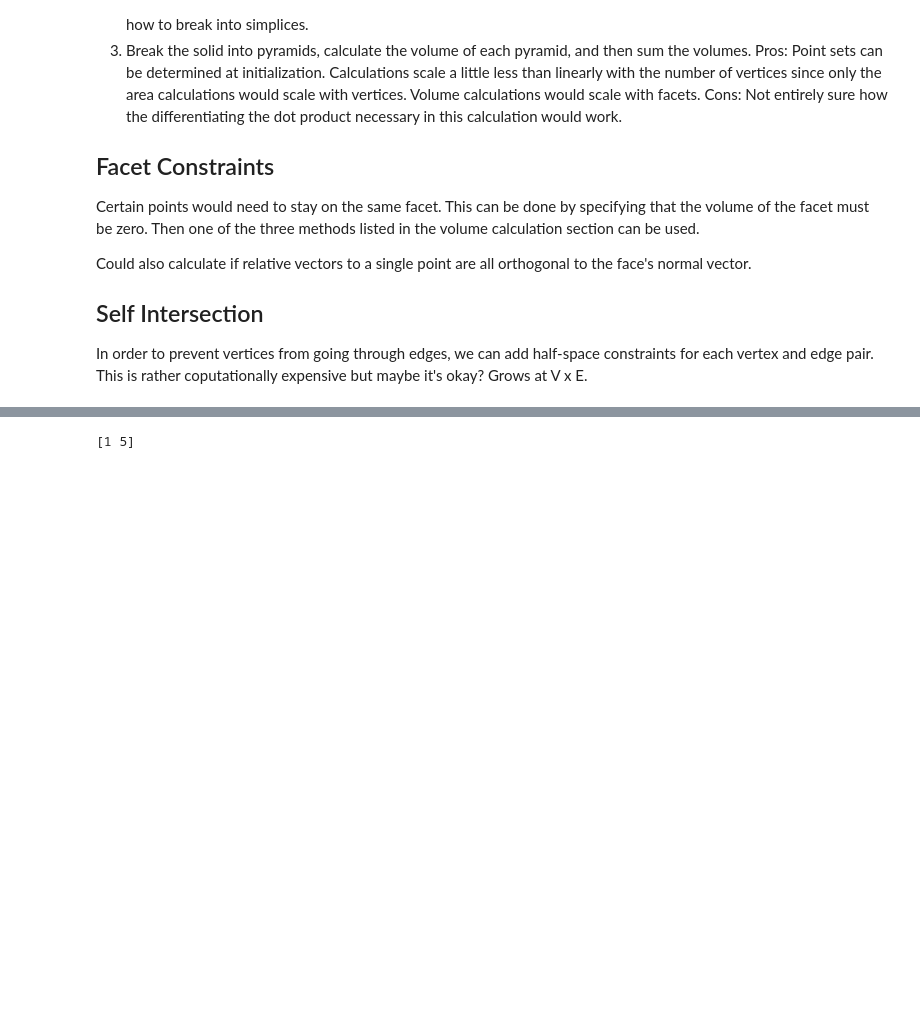
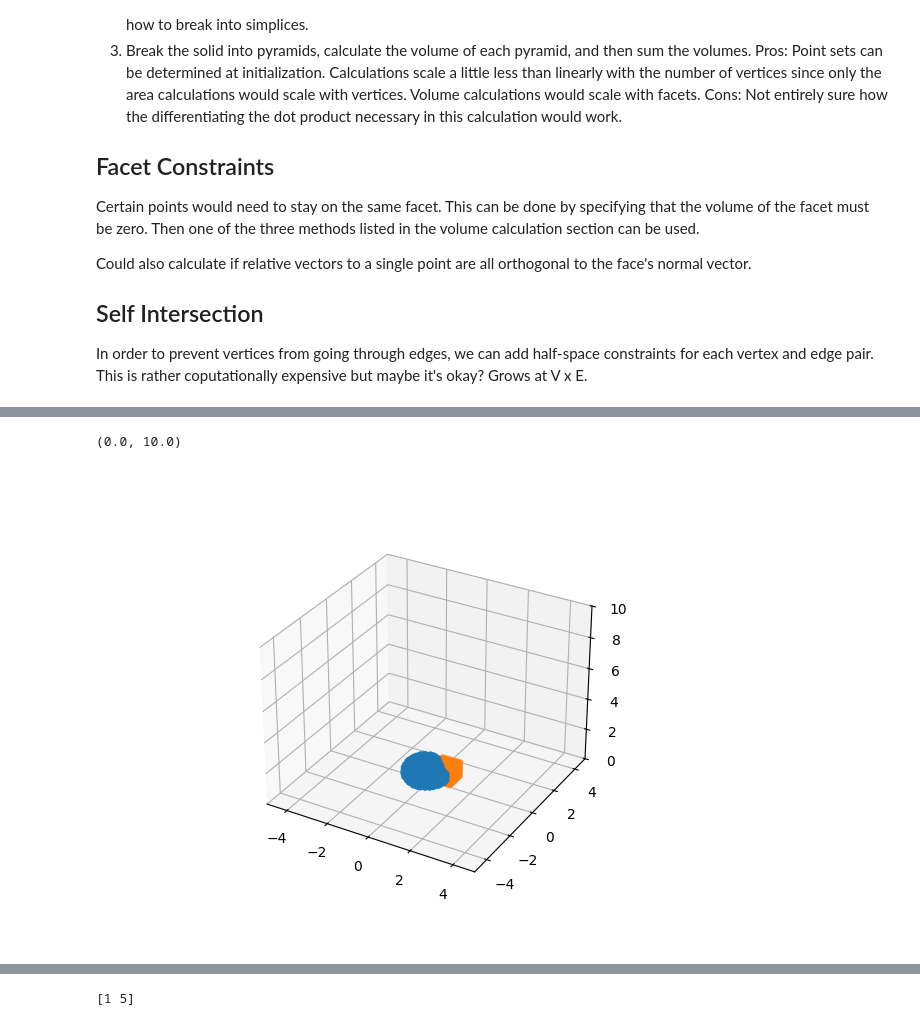
Before and after one commit to aechoi/muscular_hydrostat, a Jupyter notebook: src/isochoric.ipynb, the cells around one changed output, grey strips where cells are left out. Cells and saved outputs as stored; diff of their text form; code cells hidden in the pictures; blank space fills up the shorter version.

```diff
--- a/src/isochoric.ipynb
+++ b/src/isochoric.ipynb
@@ -373,6 +397,7 @@ SystemExit:
 import environment
 import obstacle
 import polytopes
+import numpy as np
 import importlib
 
 importlib.reload(environment)
@@ -384,7 +409,7 @@ obst = obstacle.ConvexObstacle3D(
     faces = polytopes.Cube.faces
 )
 
-env = environment.Environment3D([], np.array([[0, 0, 5, 1]]))
-obst_mask = obst.calc_many_intersections(env.grid.reshape(-1, 3)).reshape(100, 100, 100)
-print(np.max(obst_mask +0))
+env = environment.Environment3D([obst], np.array([[-.1, -.1, 0.5, 1]]))
+# obst_mask = obst.calc_many_intersections(env.grid.reshape(-1, 3)).reshape(100, 100, 100)
+# print(np.max(obst_mask +0))
 # %% [output]
@@ -392,3 +428,20 @@ print(np.max(obst_mask +0))
+# %%
+%matplotlib widget
+import matplotlib.pyplot as plt
+
+fig = plt.figure()
+ax = fig.add_subplot(projection="3d")
+concentration = env.concentration.reshape(-1)
+conc_mask = (concentration <= .1) * (concentration > 0.01)
+ax.scatter(*env.grid_points[conc_mask,:].T, marker=".")
+conc_mask = (concentration == 0)
+ax.scatter(*env.grid_points[conc_mask,:].T, marker=".")
+ax.set_xlim(-5, 5)
+ax.set_ylim(-5, 5)
+ax.set_zlim(0, 10)
+# %% [output]
+(0.0, 10.0)
+[figure, added]
 # %%
 import numpy as np
 import scipy.signal as sig
```
Also changed, not shown: parts of 7 cells of this notebook, 4 other files.
